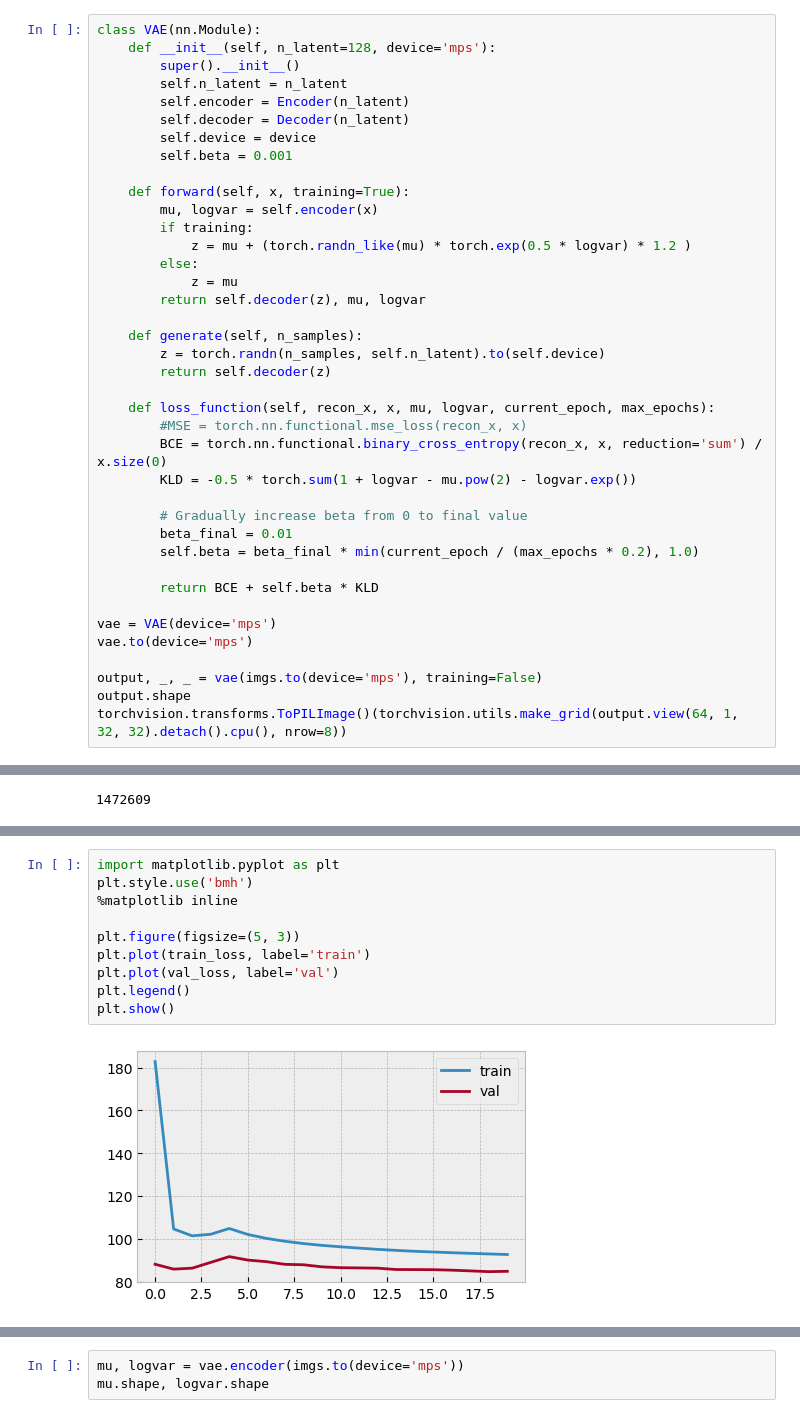
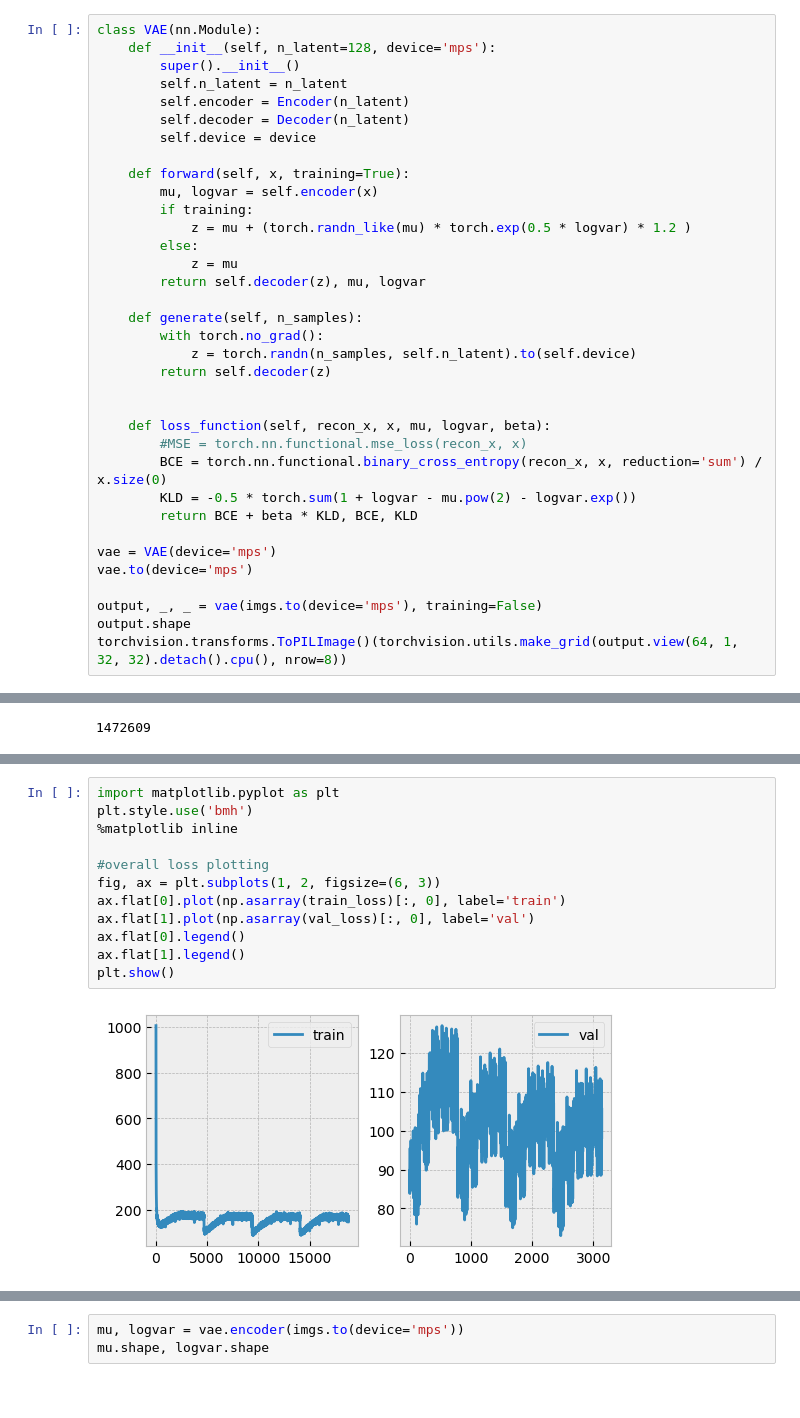
Before and after one commit to prakashjayy/genai, a Jupyter notebook: 02_vae.ipynb, the cells around one changed output, grey strips where cells are left out. Cells and saved outputs as stored; diff of their text form.

Commit message:
Adding VAE with cyclical beta, track all losses along with mu and var

```diff
--- a/02_vae.ipynb
+++ b/02_vae.ipynb
@@ -138,7 +223,6 @@ class VAE(nn.Module):
         self.encoder = Encoder(n_latent)
         self.decoder = Decoder(n_latent)
         self.device = device
-        self.beta = 0.001
 
     def forward(self, x, training=True):
         mu, logvar = self.encoder(x)
@@ -149,19 +233,16 @@ class VAE(nn.Module):
         return self.decoder(z), mu, logvar
 
     def generate(self, n_samples):
-        z = torch.randn(n_samples, self.n_latent).to(self.device)
+        with torch.no_grad():
+            z = torch.randn(n_samples, self.n_latent).to(self.device)
         return self.decoder(z)
 
-    def loss_function(self, recon_x, x, mu, logvar, current_epoch, max_epochs):
+
+    def loss_function(self, recon_x, x, mu, logvar, beta):
         #MSE = torch.nn.functional.mse_loss(recon_x, x)
         BCE = torch.nn.functional.binary_cross_entropy(recon_x, x, reduction='sum') / x.size(0)
         KLD = -0.5 * torch.sum(1 + logvar - mu.pow(2) - logvar.exp())
-
-        # Gradually increase beta from 0 to final value
-        beta_final = 0.01
-        self.beta = beta_final * min(current_epoch / (max_epochs * 0.2), 1.0)
-
-        return BCE + self.beta * KLD
+        return BCE + beta * KLD, BCE, KLD
 
 vae = VAE(device='mps')
 vae.to(device='mps')
@@ -243,12 +318,14 @@ Epoch 20/20, Train Loss: 92.6790, Val Loss: 84.8302
 # %%
 import matplotlib.pyplot as plt
 plt.style.use('bmh')
 %matplotlib inline
 
-plt.figure(figsize=(5, 3))
-plt.plot(train_loss, label='train')
-plt.plot(val_loss, label='val')
-plt.legend()
+#overall loss plotting
+fig, ax = plt.subplots(1, 2, figsize=(6, 3))
+ax.flat[0].plot(np.asarray(train_loss)[:, 0], label='train')
+ax.flat[1].plot(np.asarray(val_loss)[:, 0], label='val')
+ax.flat[0].legend()
+ax.flat[1].legend()
 plt.show()
 # %% [output]
-[figure, old version]
+[figure, new version]
```
Also changed, not shown: parts of 14 cells of this notebook.
